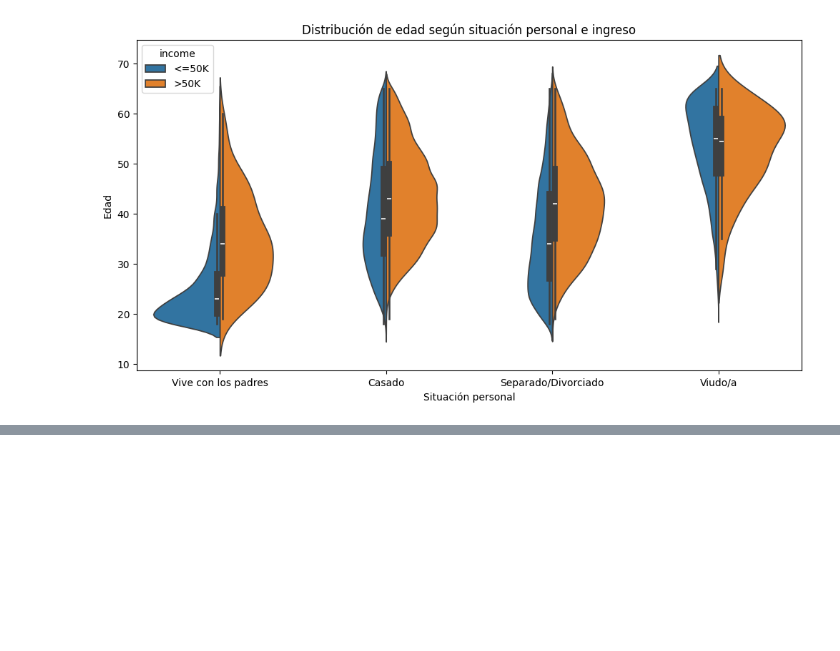
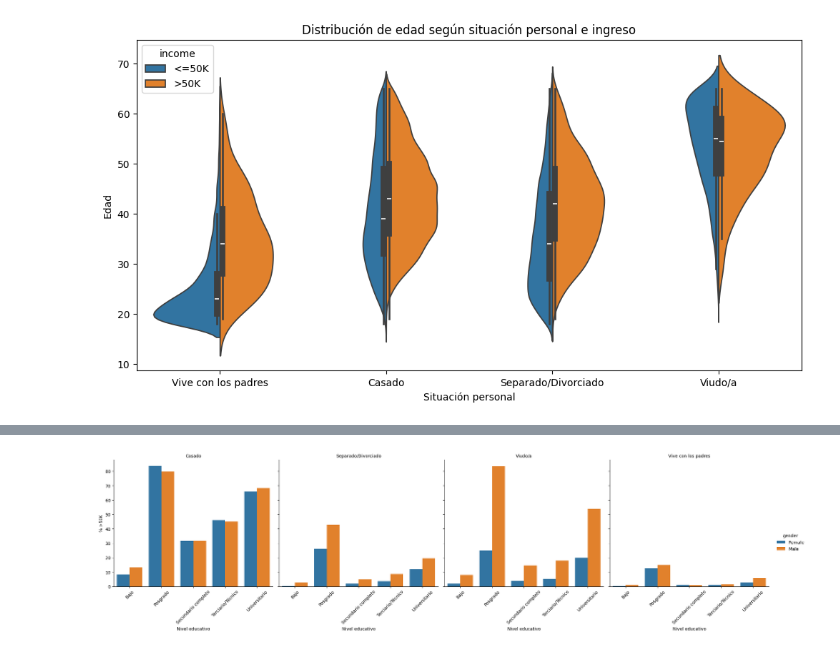
Before and after one commit to miqaapz98/IAA_2026, a Jupyter notebook: TP2_IAA.ipynb, the cells around one changed output, grey strips where cells are left out. Cells and saved outputs as stored; diff of their text form; code cells hidden in the pictures; blank space fills up the shorter version.

```diff
--- a/TP2_IAA.ipynb
+++ b/TP2_IAA.ipynb
@@ -483,0 +501,32 @@ plt.show()
+# %%
+situacion_income = (
+    df.groupby(
+        ["education_group", "gender", "situacion_persona"]
+    )["income_bin"]
+    .mean()
+    .reset_index()
+)
+
+situacion_income["income_pct"] = situacion_income["income_bin"] * 100
+
+g = sns.catplot(
+    data=situacion_income,
+    x="education_group",
+    y="income_pct",
+    hue="gender",
+    col="situacion_persona",
+    kind="bar",
+    height=5,
+    aspect=1.1,
+    sharey=True
+)
+
+g.set_axis_labels("Nivel educativo", "% >50K")
+g.set_titles("{col_name}")
+
+for ax in g.axes.flat:
+    ax.tick_params(axis='x', rotation=45)
+
+plt.show()
+# %% [output]
+[figure, added]
```
Also changed, not shown: parts of 13 cells of this notebook.
